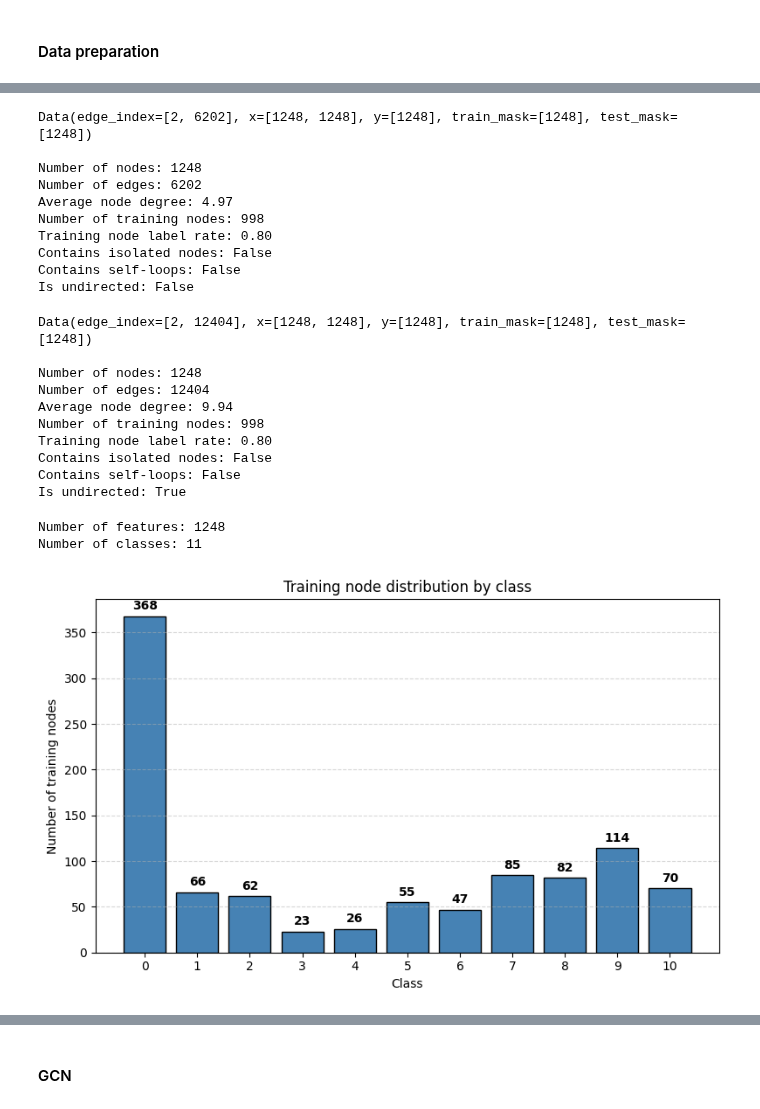
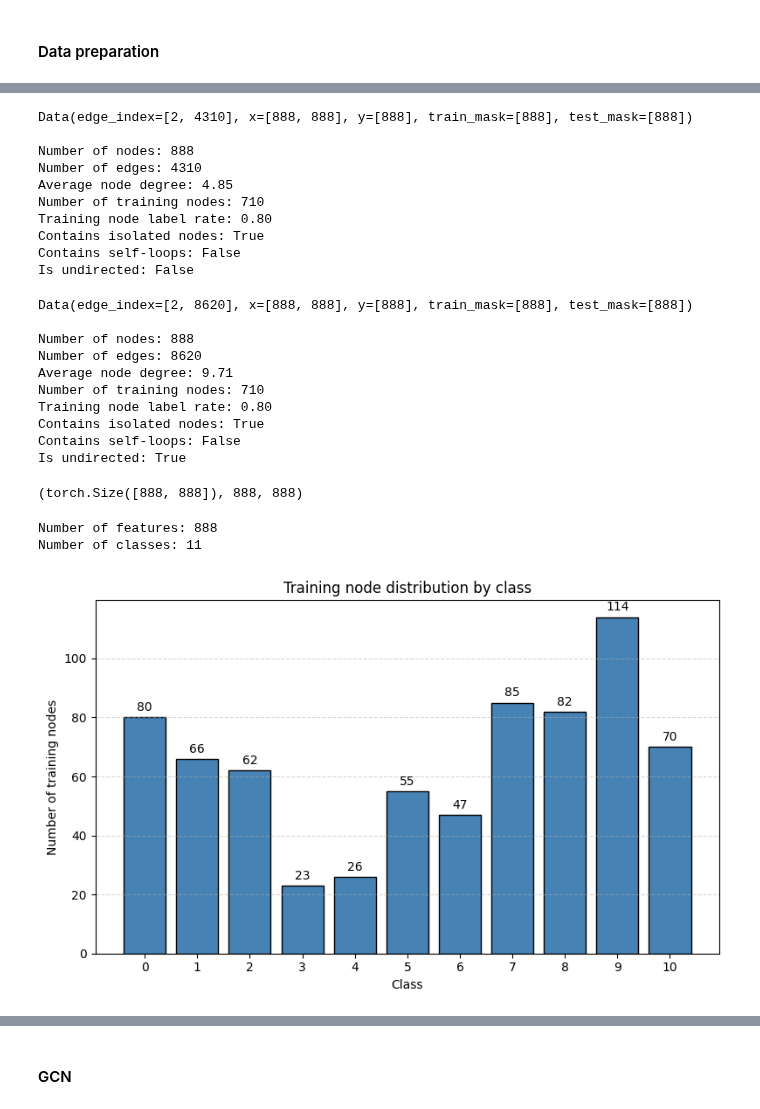
Before and after one commit to win7/T-GAE_PyG, a Jupyter notebook: classification.ipynb, the cells around one changed output, grey strips where cells are left out. Saved outputs shown, nothing was run; the diff lists cells and outputs as text; code cells hidden in the pictures.

Commit message:
experiments

```diff
--- a/classification.ipynb
+++ b/classification.ipynb
@@ -142,3 +139,33 @@ exp
 'exp0'
 # %% [markdown]
 ### Load dataset
+# %%
+exp = "exp8"
+file = open("experiments/output/{}/parameters.json".format(exp))
+params = json.load(file)
+
+exp = params["exp"]
+
+print("Exp:\t\t", exp)
+
+methods = params["methods"]
+print("Methods:\t", methods)
+
+data_variations = params["data_variations"]
+print("Data variations:", data_variations)
+
+controls = params["controls"]
+print("Control:\t", controls)
+
+groups_id = params["groups_id"]
+# groups_id = ['SecoAmazonas', 'SecoCusco', 'SecoSanMartin', 'FrescoAmazonas', 'FrescoCusco', 'FrescoSanMartin']
+print("Groups id:\t", groups_id)
+
+subgroups_id = params["subgroups_id"]
+print("Subgroups id:\t", subgroups_id)
+
+groups = params["groups"]
+print("Groups:\t\t", groups)
+
+# encoders = ["GIN", "GINE"]
+encoders = ["GIN"]
@@ -145,3 +180,5 @@ exp
+# %%
+params["raw_data_file"] = "Pablo_2br_nar_format" # Obs
 # %%
 # load dataset groups
 if params["from"] == "python":
@@ -217,0 +276,6 @@ df_join_raw
+# %%
+group_id = "union" # "AR" # Change
+common_node_id = np.load(f"experiments/output/{exp}/common_nodes/{encoder}_{group_id}.npy")
+
+df_join_raw = df_join_raw.loc[common_node_id]
+df_join_raw
@@ -252,0 +331,4 @@ df_join_raw_intensity
+# %%
+# get 100 first AR
+df_join_raw_intensity = df_join_raw.iloc[:, 363:]
+df_join_raw_intensity
@@ -705,14 +901,14 @@ print(f"Contains isolated nodes: {data.has_isolated_nodes()}")
 print(f"Contains self-loops: {data.has_self_loops()}")
 print(f"Is undirected: {data.is_undirected()}")
 # %% [output]
-Data(edge_index=[2, 6202], x=[1248, 1248], y=[1248], train_mask=[1248], test_mask=[1248])
+Data(edge_index=[2, 4310], x=[888, 888], y=[888], train_mask=[888], test_mask=[888])
 
-Number of nodes: 1248
-Number of edges: 6202
-Average node degree: 4.97
-Number of training nodes: 998
+Number of nodes: 888
+Number of edges: 4310
+Average node degree: 4.85
+Number of training nodes: 710
 Training node label rate: 0.80
-Contains isolated nodes: False
+Contains isolated nodes: True
 Contains self-loops: False
 Is undirected: False
 # %%
@@ -732,18 +928,22 @@ print(f"Contains isolated nodes: {data.has_isolated_nodes()}")
 print(f"Contains self-loops: {data.has_self_loops()}")
 print(f"Is undirected: {data.is_undirected()}")
 # %% [output]
-Data(edge_index=[2, 12404], x=[1248, 1248], y=[1248], train_mask=[1248], test_mask=[1248])
+Data(edge_index=[2, 8620], x=[888, 888], y=[888], train_mask=[888], test_mask=[888])
 
-Number of nodes: 1248
-Number of edges: 12404
-Average node degree: 9.94
-Number of training nodes: 998
+Number of nodes: 888
+Number of edges: 8620
+Average node degree: 9.71
+Number of training nodes: 710
 Training node label rate: 0.80
-Contains isolated nodes: False
+Contains isolated nodes: True
 Contains self-loops: False
 Is undirected: True
+# %%
+data.x.shape, data.x.size(-1), data.num_features
+# %% [output]
+(torch.Size([888, 888]), 888, 888)
 # %%
-num_features = data.x.size(-1)
+num_features = data.num_features # data.x.size(-1)
 
 # 2. Obtener el número de clases (valores únicos en el tensor y)
 if data.y.dim() <= 1:
@@ -756,7 +956,7 @@ else:
 print(f"Number of features: {num_features}")
 print(f"Number of classes: {num_classes}")
 # %% [output]
-Number of features: 1248
+Number of features: 888
 Number of classes: 11
 # %%
 # Número de nodos por clase en el conjunto de entrenamiento
@@ -767,32 +967,32 @@ unique, counts = torch.unique(
 
 classes = unique.cpu().numpy()
 counts = counts.cpu().numpy()
 
 plt.figure(figsize=(8, 5))
 
 bars = plt.bar(
     classes.astype(str),
     counts,
     color="steelblue",
     edgecolor="black"
 )
 
 # Mostrar el número de nodos sobre cada barra
 plt.bar_label(
     bars,
     fmt="%d",
     padding=3,
     fontsize=10,
-    fontweight="bold"
+    # fontweight="bold"
 )
 
 plt.xlabel("Class")
 plt.ylabel("Number of training nodes")
 plt.title("Training node distribution by class")
 
 plt.grid(axis="y", linestyle="--", alpha=0.5)
 
 plt.tight_layout()
 plt.show()
 # %% [output]
-[figure, old version]
+[figure, new version]
```
Also changed, not shown: parts of 40 cells of this notebook, 6 other files.
